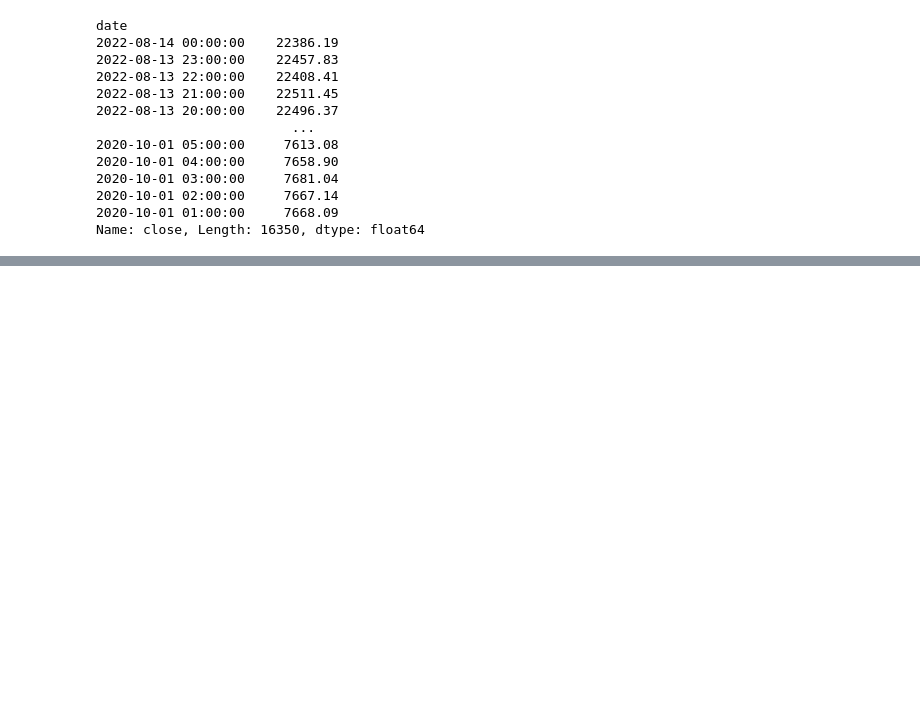
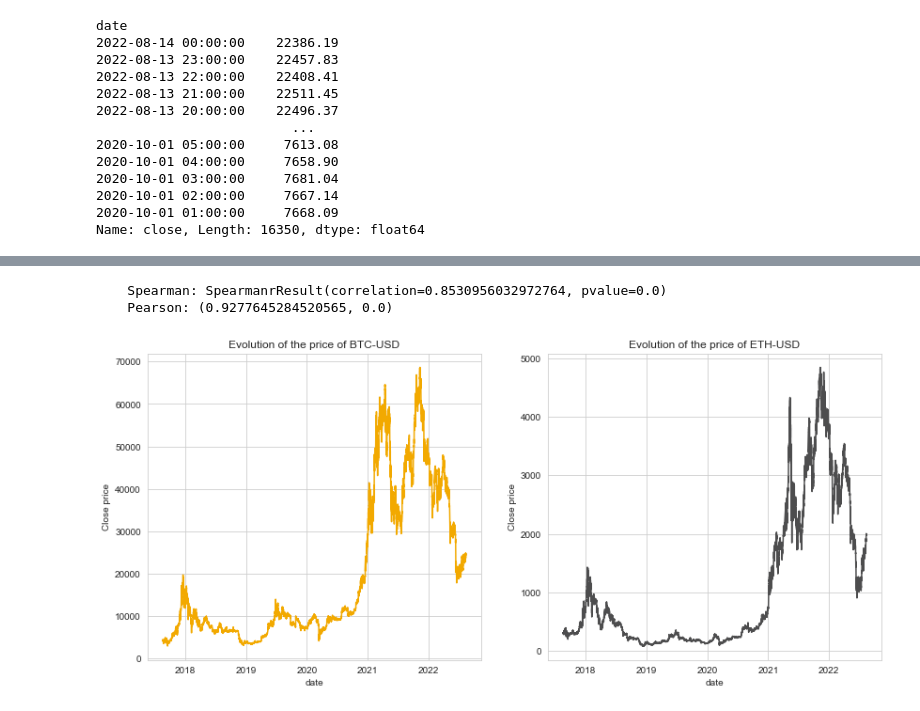
Before and after one commit to Tristan-C-13/modelling-non-stationary-time-series, a Jupyter notebook: random tests/pairs_trading.ipynb, the cells around one changed output, grey strips where cells are left out. Drawn from its saved outputs; the diff is of its cells as text; code cells hidden in the pictures; blank space fills up the shorter version.

```diff
--- a/random tests/pairs_trading.ipynb
+++ b/random tests/pairs_trading.ipynb
@@ -181,0 +194,23 @@ Name: close, Length: 16350, dtype: float64
+# %%
+import scipy
+
+print(f"""
+    Spearman: {scipy.stats.spearmanr(data_df['btc_close'].to_numpy(), data_df['eth_close'].to_numpy())}
+    Pearson: {scipy.stats.pearsonr(data_df['btc_close'].to_numpy(), data_df['eth_close'].to_numpy())}
+""")
+# %% [output]
+    Spearman: SpearmanrResult(correlation=0.8530956032972764, pvalue=0.0)
+    Pearson: (0.9277645284520565, 0.0)
+# %%
+fig, axs = plt.subplots(1, 2, figsize=(14, 6))
+
+sns.lineplot(data=data_df['btc_close'], color='#f2a900', ax=axs[0])
+sns.lineplot(data=data_df['eth_close'], color='#4d4d4e', ax=axs[1])
+axs[0].set_ylabel("Close price")
+axs[0].set_title("Evolution of the price of BTC-USD")
+axs[1].set_ylabel("Close price")
+axs[1].set_title("Evolution of the price of ETH-USD")
+
+# plt.savefig('btc-eth.pdf', bbox_inches='tight')
+# %% [output]
+[figure, added]
```
Also changed, not shown: parts of 2 cells of this notebook, 8 other files.
